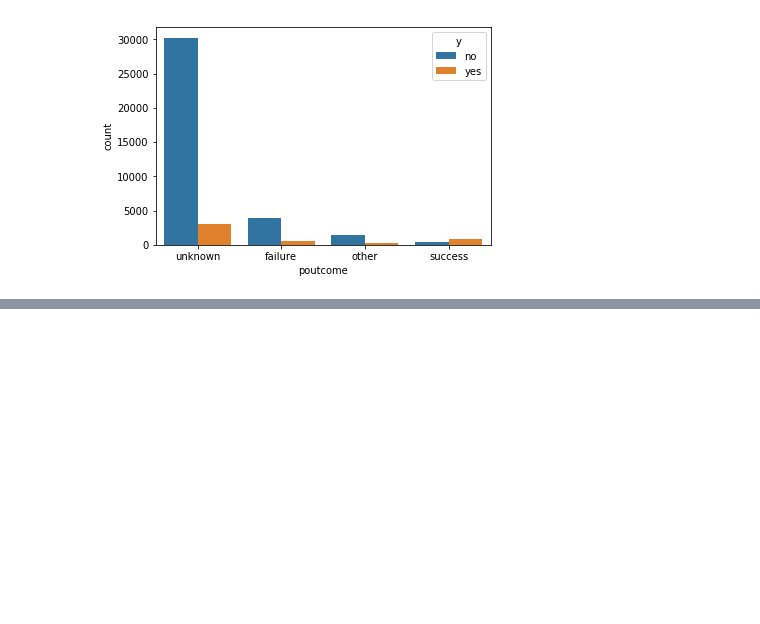
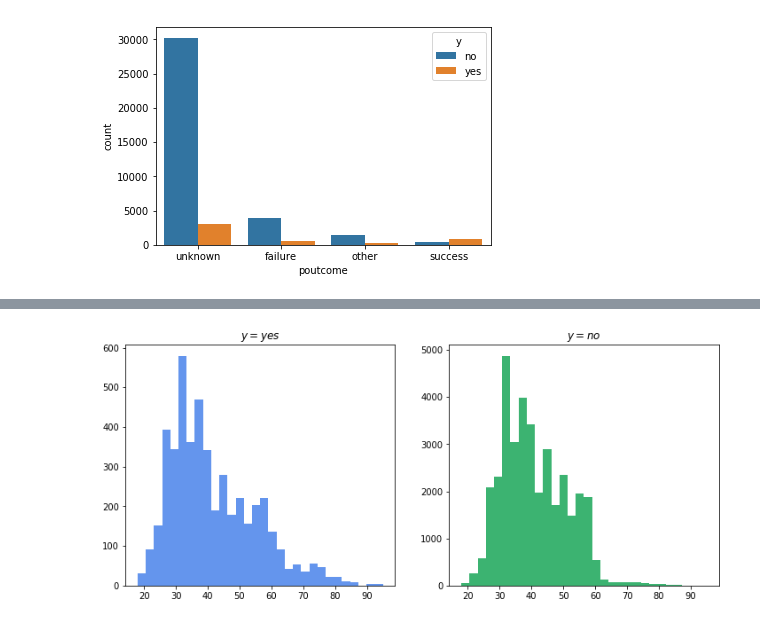
Before and after one commit to takecx/NEDO_bigdata, a Jupyter notebook: no8/task/analyze_data.ipynb, the cells around one changed output, grey strips where cells are left out. Cells and saved outputs as stored; diff of their text form; code cells hidden in the pictures; blank space fills up the shorter version.

```diff
--- a/no8/task/analyze_data.ipynb
+++ b/no8/task/analyze_data.ipynb
@@ -294,0 +346,14 @@ seaborn.countplot(x='poutcome', hue='y', data=df)
+# %%
+fig, gr = plt.subplots(1,2,figsize=(12,5))
+
+gr[0].hist(age_y, bins=30, color='cornflowerblue')
+gr[0].set_title('$y=yes$')
+gr[0].set_xlabel=('age')
+
+gr[1].hist(age_n, bins=30, color='mediumseagreen')
+gr[1].set_title('$y=no$')
+gr[1].set_xlabel=('age')
+
+plt.show()
+# %% [output]
+[figure, added]
```
Also changed, not shown: parts of 32 cells of this notebook, 3 other files.
